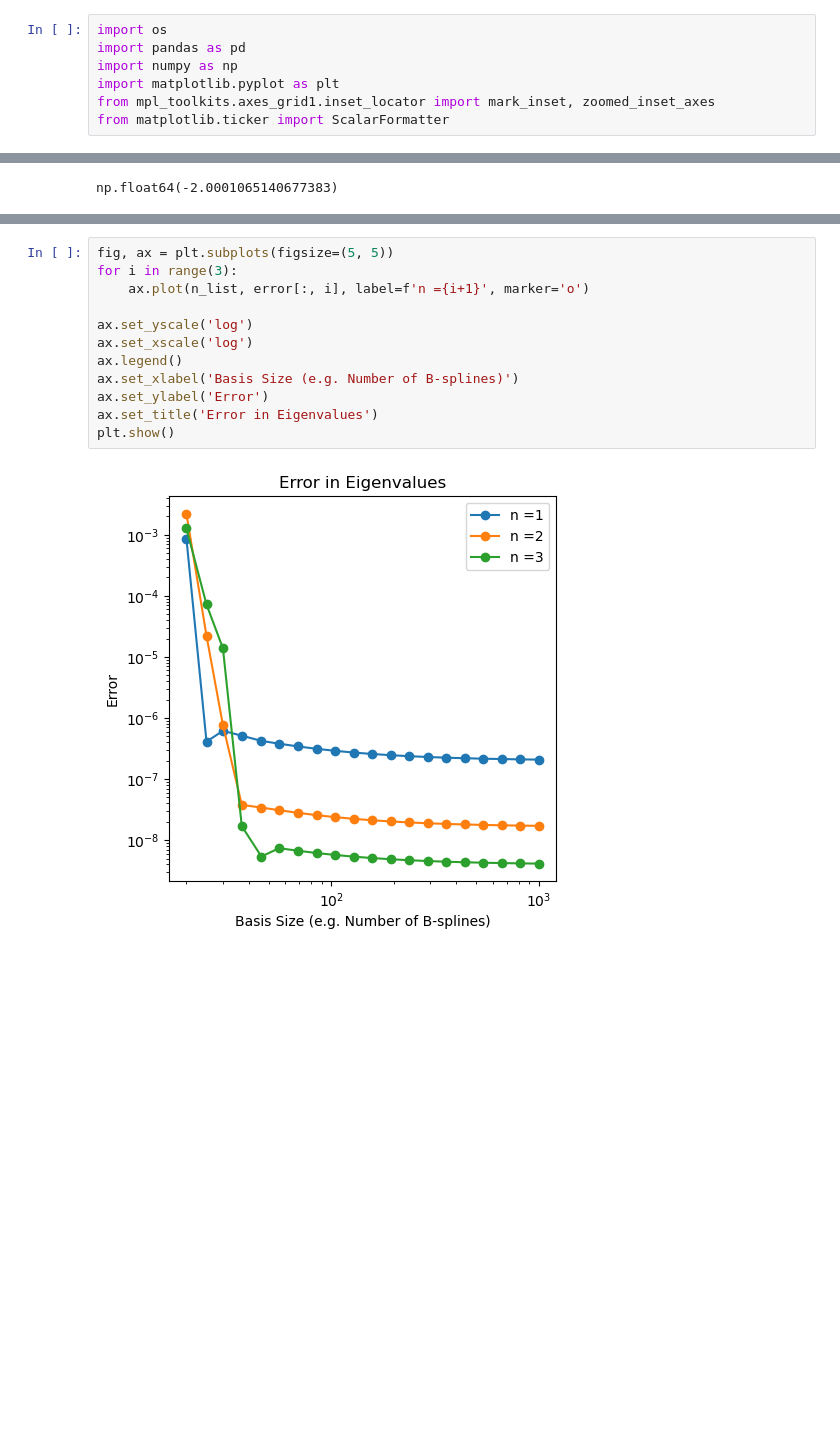
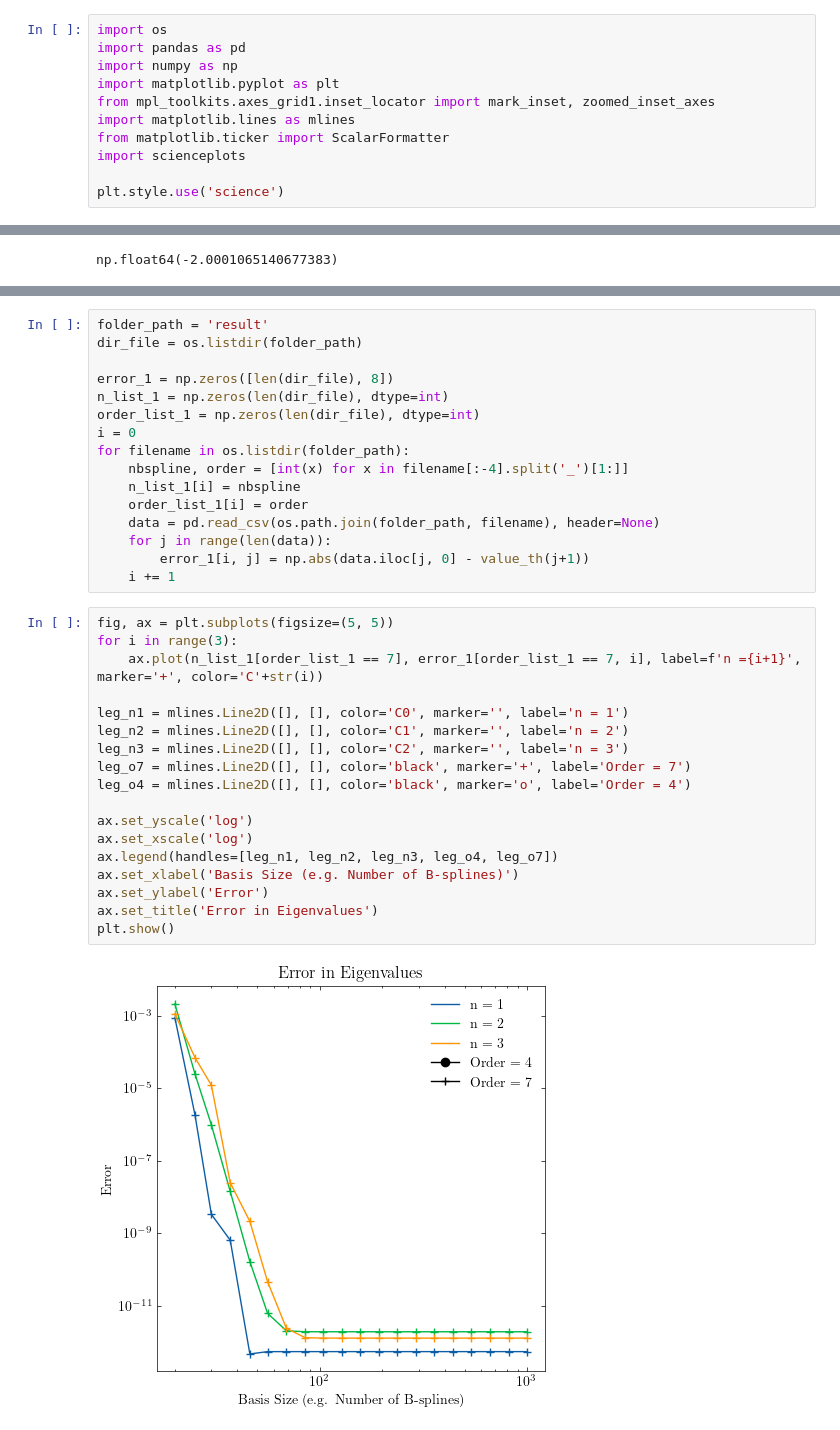
Before and after one commit to ma2this510/Dirac_Equation, a Jupyter notebook: notebook.ipynb, the cells around one changed output, grey strips where cells are left out. Cells and saved outputs as stored; diff of their text form; blank space fills up the shorter version.

```diff
--- a/notebook.ipynb
+++ b/notebook.ipynb
@@ -4,7 +4,11 @@ import pandas as pd
 import numpy as np
 import matplotlib.pyplot as plt
 from mpl_toolkits.axes_grid1.inset_locator import mark_inset, zoomed_inset_axes
+import matplotlib.lines as mlines
 from matplotlib.ticker import ScalarFormatter
+import scienceplots
+
+plt.style.use('science')
 # %%
 eigenvalues = pd.read_csv('eigenvalues.dat', header=None)
 c = 137
@@ -79,14 +111,36 @@ for filename in os.listdir(folder_path):
+# %%
+folder_path = 'result'
+dir_file = os.listdir(folder_path)
+
+error_1 = np.zeros([len(dir_file), 8])
+n_list_1 = np.zeros(len(dir_file), dtype=int)
+order_list_1 = np.zeros(len(dir_file), dtype=int)
+i = 0
+for filename in os.listdir(folder_path):
+    nbspline, order = [int(x) for x in filename[:-4].split('_')[1:]]
+    n_list_1[i] = nbspline
+    order_list_1[i] = order
+    data = pd.read_csv(os.path.join(folder_path, filename), header=None)
+    for j in range(len(data)):
+        error_1[i, j] = np.abs(data.iloc[j, 0] - value_th(j+1))
+    i += 1
 # %%
 fig, ax = plt.subplots(figsize=(5, 5))
 for i in range(3):
-    ax.plot(n_list, error[:, i], label=f'n ={i+1}', marker='o')
+    ax.plot(n_list_1[order_list_1 == 7], error_1[order_list_1 == 7, i], label=f'n ={i+1}', marker='+', color='C'+str(i))
+
+leg_n1 = mlines.Line2D([], [], color='C0', marker='', label='n = 1')
+leg_n2 = mlines.Line2D([], [], color='C1', marker='', label='n = 2')
+leg_n3 = mlines.Line2D([], [], color='C2', marker='', label='n = 3')
+leg_o7 = mlines.Line2D([], [], color='black', marker='+', label='Order = 7')
+leg_o4 = mlines.Line2D([], [], color='black', marker='o', label='Order = 4')
 
 ax.set_yscale('log')
 ax.set_xscale('log')
-ax.legend()
+ax.legend(handles=[leg_n1, leg_n2, leg_n3, leg_o4, leg_o7])
 ax.set_xlabel('Basis Size (e.g. Number of B-splines)')
 ax.set_ylabel('Error')
 ax.set_title('Error in Eigenvalues')
 plt.show()
 # %% [output]
-[figure, old version]
+[figure, new version]
```
Also changed, not shown: parts of 10 cells of this notebook, 3 other files.
